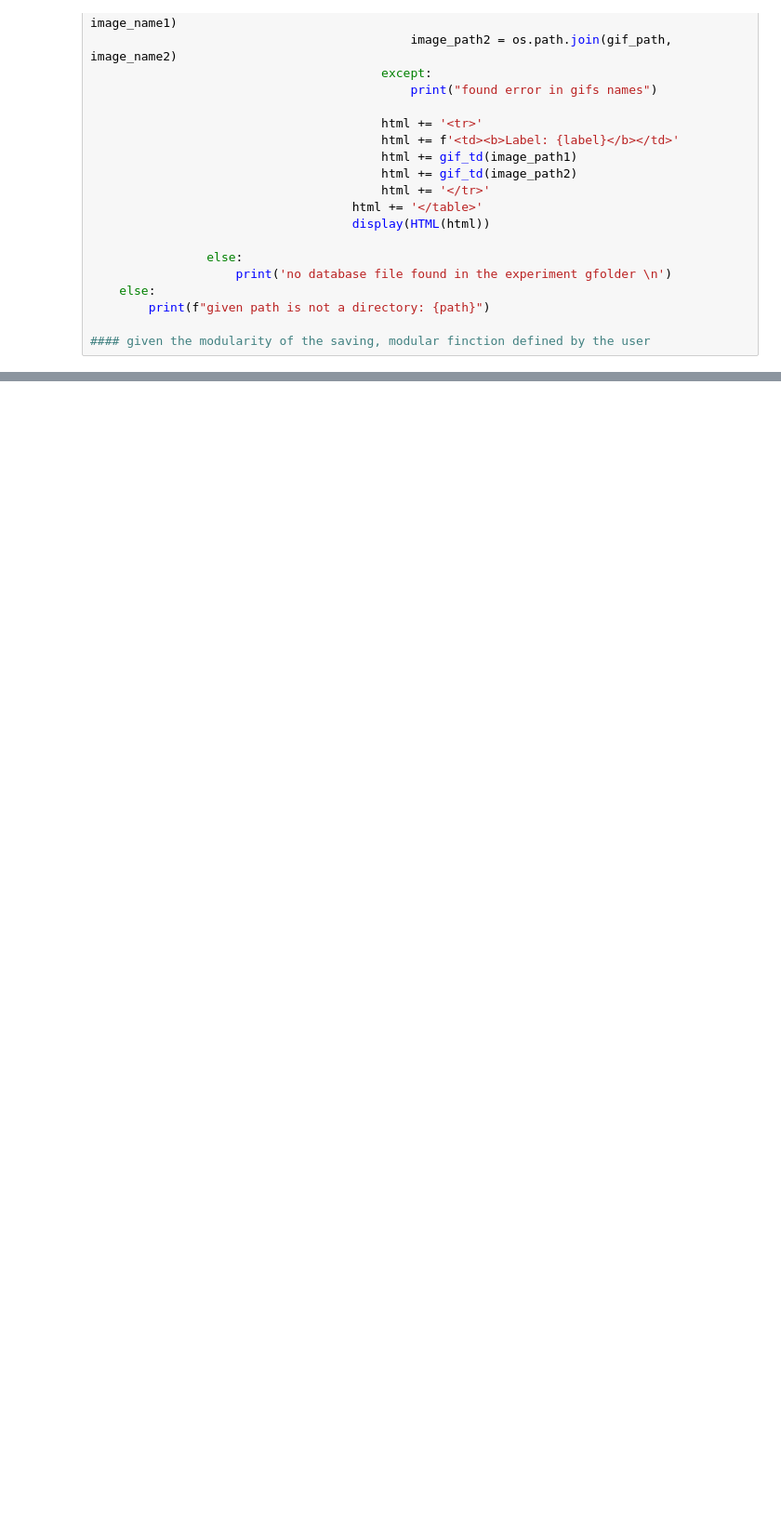
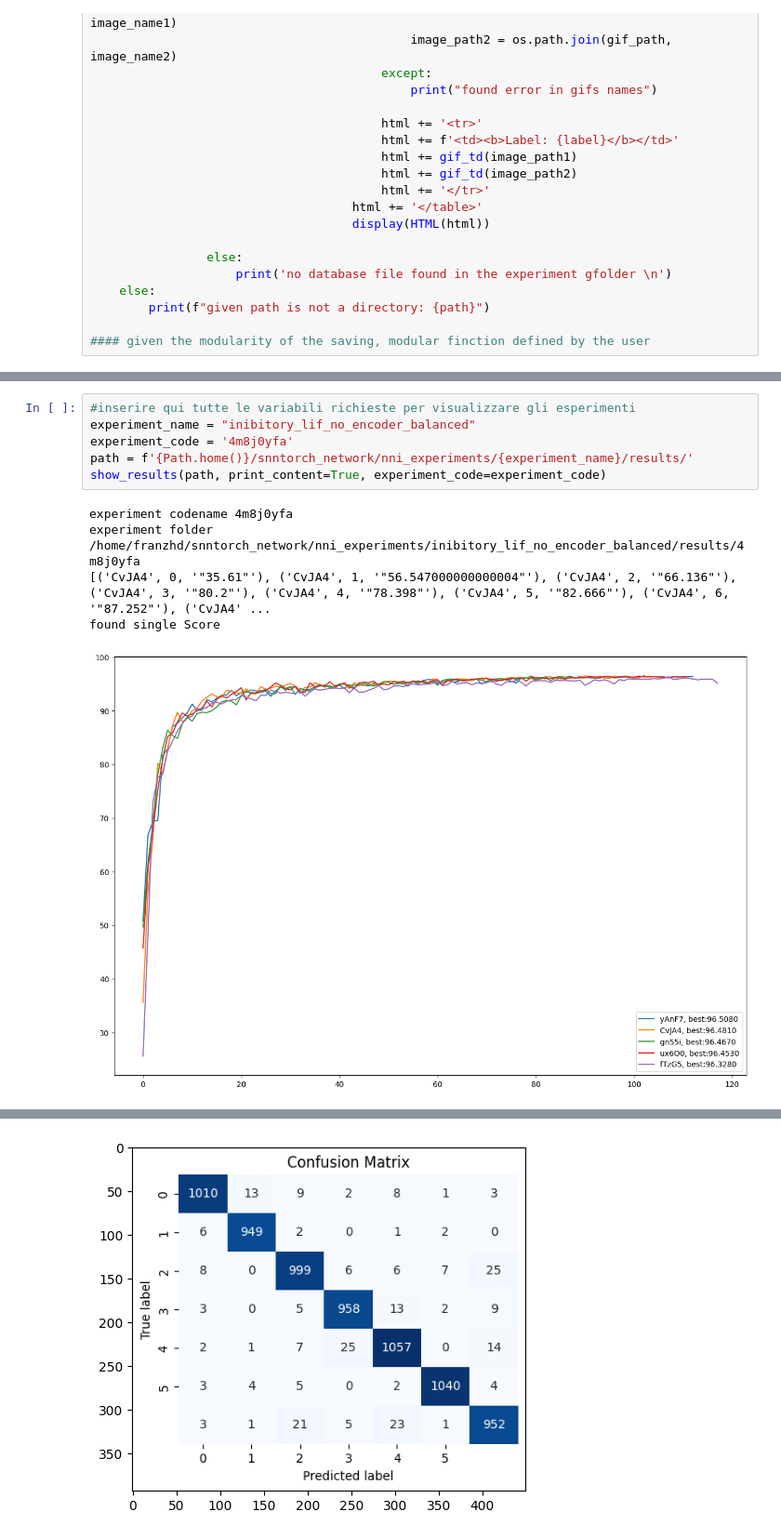
Before and after one commit to franzhd/snntorch_network, a Jupyter notebook: notebook/experiment_visualizer.ipynb, the cells around one changed output, grey strips where cells are left out. Shown at 93% size. Cells and saved outputs as stored; diff of their text form; blank space fills up the shorter version.

```diff
--- a/notebook/experiment_visualizer.ipynb
+++ b/notebook/experiment_visualizer.ipynb
@@ -284,0 +355,12 @@ def show_results(path, experiment_code=None, print_content=False):
+# %%
+#inserire qui tutte le variabili richieste per visualizzare gli esperimenti
+experiment_name = "inibitory_lif_no_encoder_balanced"
+experiment_code = '4m8j0yfa'
+path = f'{Path.home()}/snntorch_network/nni_experiments/{experiment_name}/results/'
+show_results(path, print_content=True, experiment_code=experiment_code)
+# %% [output]
+experiment codename 4m8j0yfa
+experiment folder /home/franzhd/snntorch_network/nni_experiments/inibitory_lif_no_encoder_balanced/results/4m8j0yfa
+[('CvJA4', 0, '"35.61"'), ('CvJA4', 1, '"56.547000000000004"'), ('CvJA4', 2, '"66.136"'), ('CvJA4', 3, '"80.2"'), ('CvJA4', 4, '"78.398"'), ('CvJA4', 5, '"82.666"'), ('CvJA4', 6, '"87.252"'), ('CvJA4' ...
+found single Score
+[figure, added]
@@ -284,0 +381 @@ def show_results(path, experiment_code=None, print_content=False):
+[figure, added]
```
Also changed, not shown: parts of 7 cells of this notebook, 8 other files.
